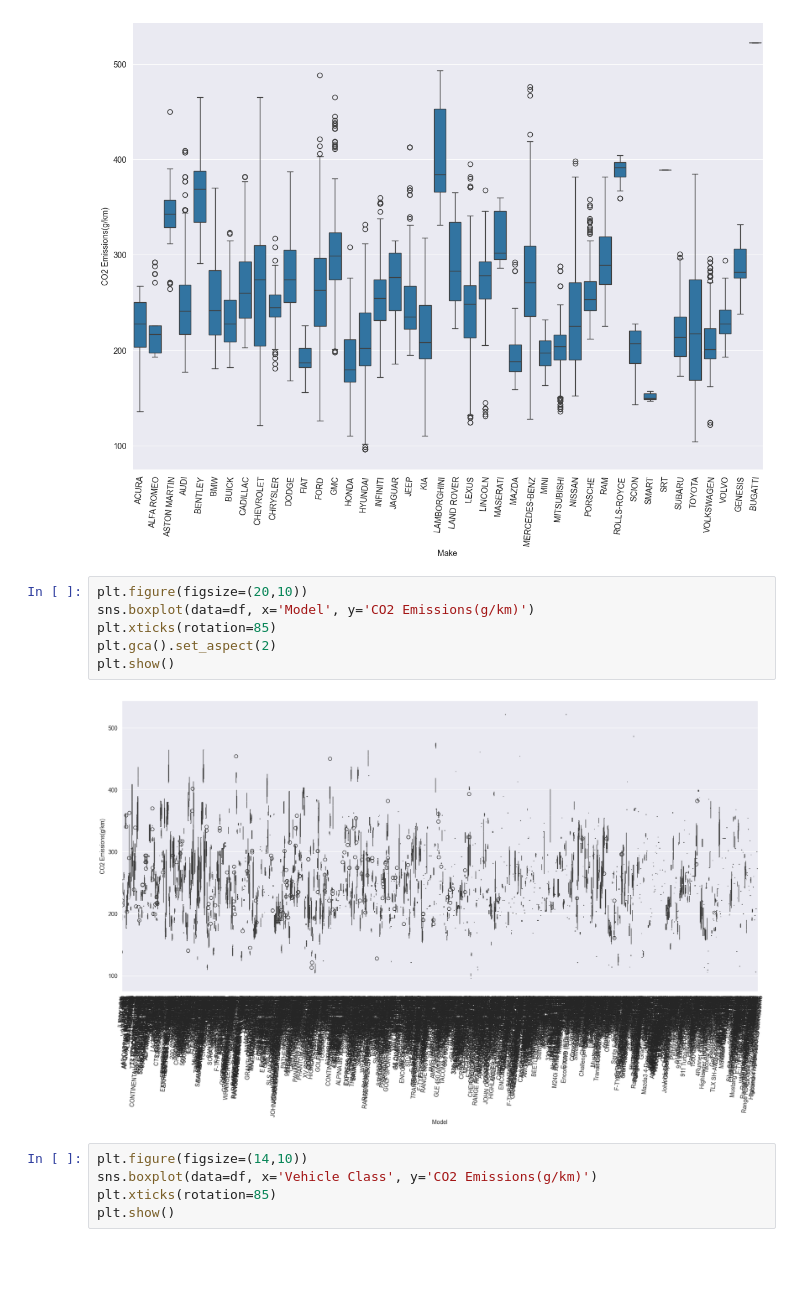
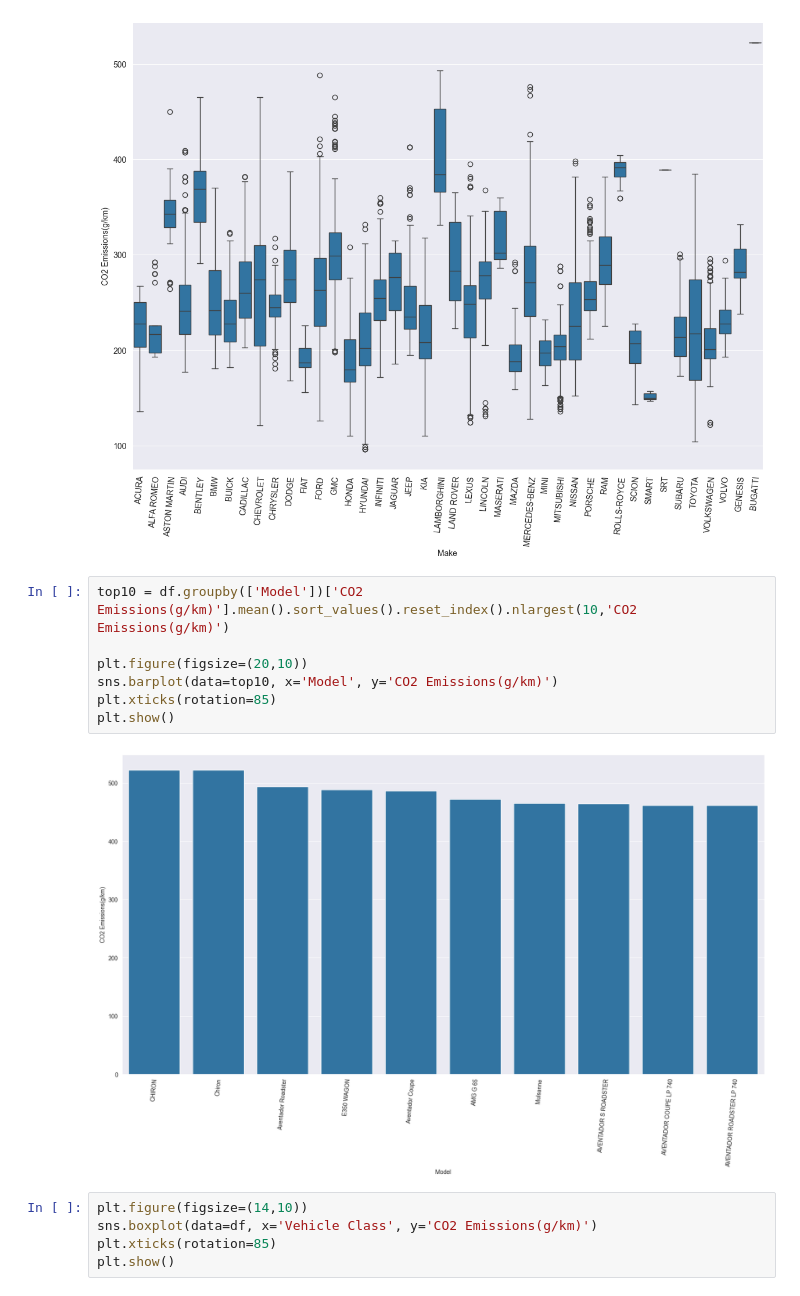
Before and after one commit to Valakas148/ML, a Jupyter notebook: lr1/lr1.ipynb, the cells around one changed output. Drawn from its saved outputs; the diff is of its cells as text; blank space fills up the shorter version.

```diff
--- a/lr1/lr1.ipynb
+++ b/lr1/lr1.ipynb
@@ -481,13 +501,14 @@ plt.show()
 # %% [output]
 [figure]
 # %%
+top10 = df.groupby(['Model'])['CO2 Emissions(g/km)'].mean().sort_values().reset_index().nlargest(10,'CO2 Emissions(g/km)')
+
 plt.figure(figsize=(20,10))
-sns.boxplot(data=df, x='Model', y='CO2 Emissions(g/km)')
+sns.barplot(data=top10, x='Model', y='CO2 Emissions(g/km)')
 plt.xticks(rotation=85)
-plt.gca().set_aspect(2)
 plt.show()
 # %% [output]
-[figure, old version]
+[figure, new version]
 # %%
 plt.figure(figsize=(14,10))
 sns.boxplot(data=df, x='Vehicle Class', y='CO2 Emissions(g/km)')
```
Also changed, not shown: parts of 16 cells of this notebook.
